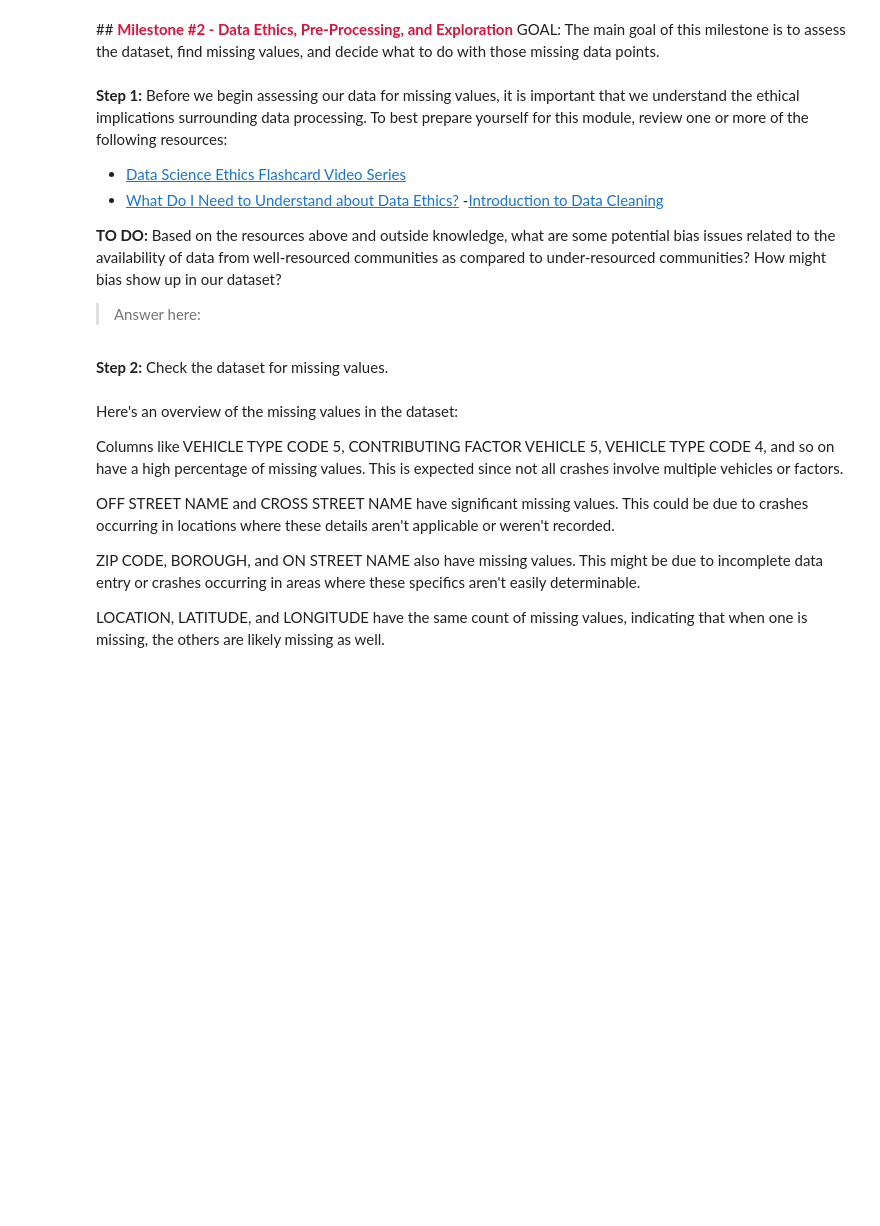
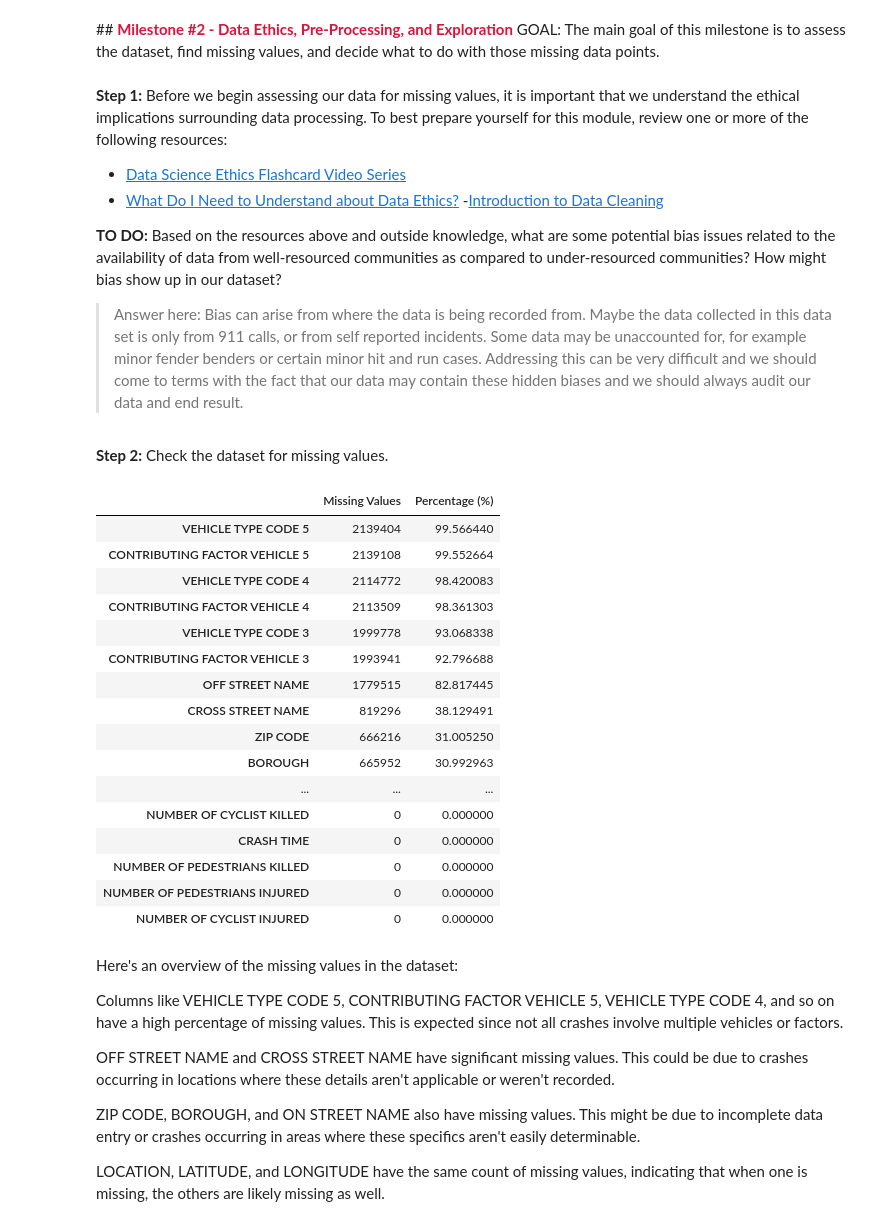
Before and after one commit to SilentStorm2k/Transportation-Data-Science-Project, a Jupyter notebook: Explorer_TDSP_Shivvanandh_Mohan.ipynb, the cells around one changed output. Drawn from its saved outputs; the diff is of its cells as text; code cells hidden in the pictures; blank space fills up the shorter version.

```diff
--- a/Explorer_TDSP_Shivvanandh_Mohan.ipynb
+++ b/Explorer_TDSP_Shivvanandh_Mohan.ipynb
@@ -183,20 +183,38 @@ Before we begin assessing our data for missing values, it is important that we u
 
 **TO DO:** Based on the resources above and outside knowledge, what are some potential bias issues related to the availability of data from well-resourced communities as compared to under-resourced communities? How might bias show up in our dataset?
 
-> Answer here:
+> Answer here: Bias can arise from where the data is being recorded from. Maybe the data collected in this data set is only from 911 calls, or from self reported incidents. Some data may be unaccounted for, for example minor fender benders or certain minor hit and run cases. Addressing this can be very difficult and we should come to terms with the fact that our data may contain these hidden biases and we should always audit our data and end result.
 # %% [markdown]
 **Step 2:**
 Check the dataset for missing values.
 # %%
 #TODO: Leverage the isnull() and sum() functions to find the number of missing values in each column
-missing_values = __________().__________()
+missing_values = data.isnull().sum()
 
 #TODO: Turn the missing value counts into percentages
-missing_values_percentage = (__________ / len(data)) * __________
+missing_values_percentage = (missing_values / len(data)) * 100
 
 #TODO: Return counts and percentages of missing values in each column
-missing_data = pd.DataFrame({'Missing Values': __________, 'Percentage (%)': __________})
+missing_data = pd.DataFrame({'Missing Values': missing_values, 'Percentage (%)': missing_values_percentage})
 missing_data.sort_values(by='Percentage (%)', ascending=False)
+# %% [output]
+|  | Missing Values | Percentage (%) |
+| VEHICLE TYPE CODE 5 | 2139404 | 99.566440 |
+| CONTRIBUTING FACTOR VEHICLE 5 | 2139108 | 99.552664 |
+| VEHICLE TYPE CODE 4 | 2114772 | 98.420083 |
+| CONTRIBUTING FACTOR VEHICLE 4 | 2113509 | 98.361303 |
+| VEHICLE TYPE CODE 3 | 1999778 | 93.068338 |
+| CONTRIBUTING FACTOR VEHICLE 3 | 1993941 | 92.796688 |
+| OFF STREET NAME | 1779515 | 82.817445 |
+| CROSS STREET NAME | 819296 | 38.129491 |
+| ZIP CODE | 666216 | 31.005250 |
+| BOROUGH | 665952 | 30.992963 |
+| ... | ... | ... |
+| NUMBER OF CYCLIST KILLED | 0 | 0.000000 |
+| CRASH TIME | 0 | 0.000000 |
+| NUMBER OF PEDESTRIANS KILLED | 0 | 0.000000 |
+| NUMBER OF PEDESTRIANS INJURED | 0 | 0.000000 |
+| NUMBER OF CYCLIST INJURED | 0 | 0.000000 |
 # %% [markdown]
 Here's an overview of the missing values in the dataset:
 
```
Also changed, not shown: parts of 9 cells of this notebook.
